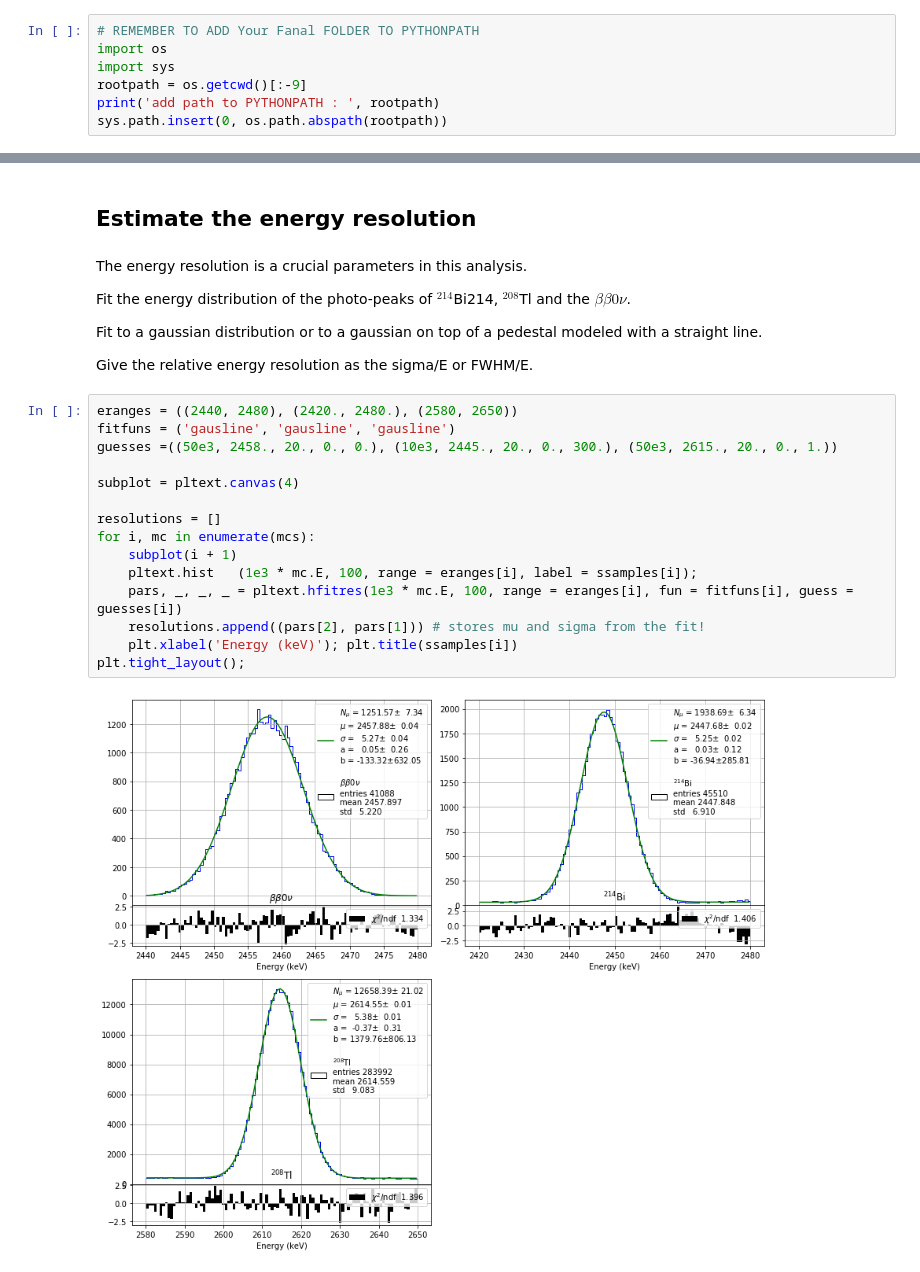
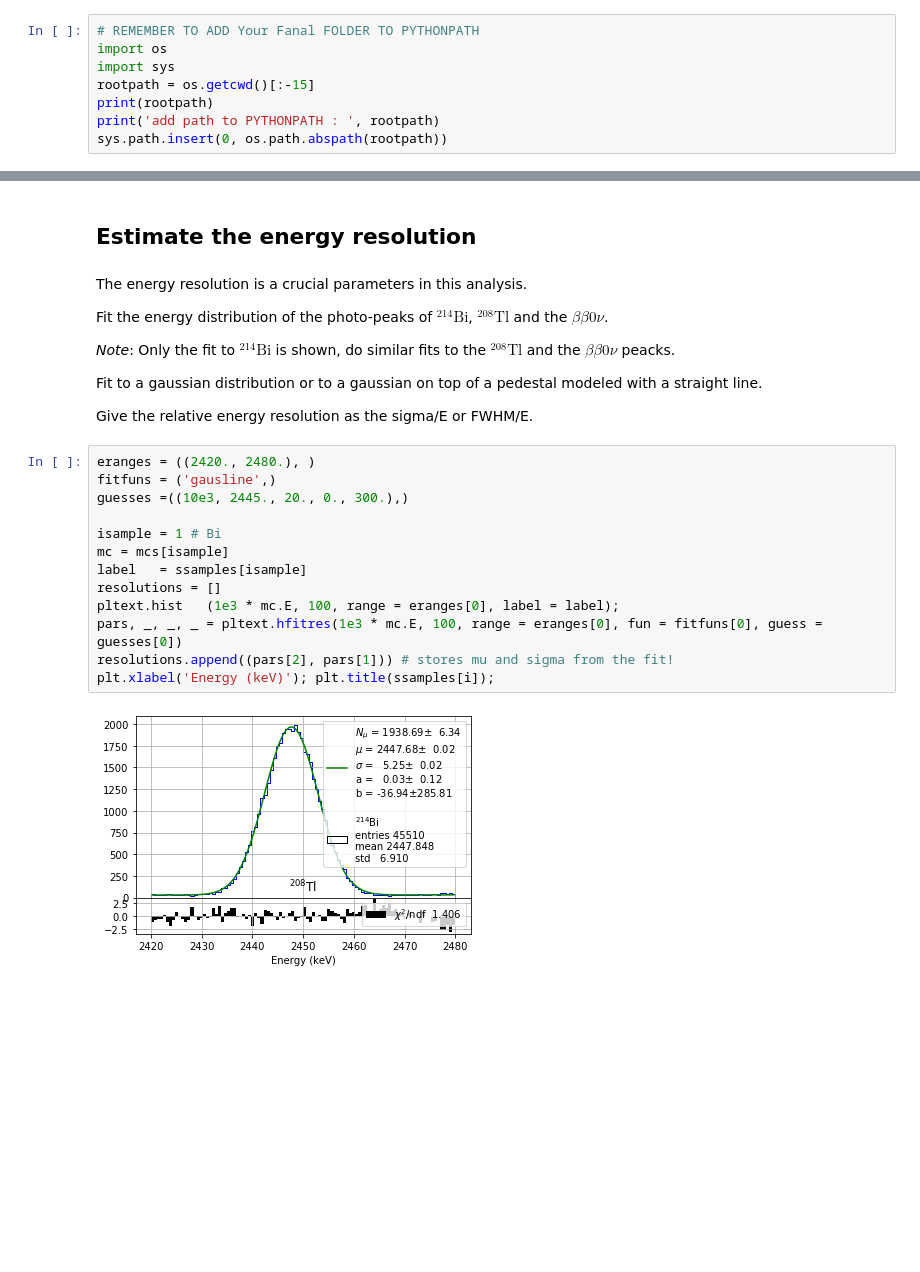
Before and after one commit to jahernando/USC-Fanal-v2, a Jupyter notebook: notebooks/guide/fanal_def.ipynb, the cells around one changed output, grey strips where cells are left out. Drawn from its saved outputs; the diff is of its cells as text; blank space fills up the shorter version.

```diff
--- a/notebooks/guide/fanal_def.ipynb
+++ b/notebooks/guide/fanal_def.ipynb
@@ -18,7 +18,8 @@ warnings.filterwarnings('ignore')
 # REMEMBER TO ADD Your Fanal FOLDER TO PYTHONPATH
 import os
 import sys
-rootpath = os.getcwd()[:-9]
+rootpath = os.getcwd()[:-15]
+print(rootpath)
 print('add path to PYTHONPATH : ', rootpath)
 sys.path.insert(0, os.path.abspath(rootpath))
 # %% [output]
@@ -275,26 +277,26 @@ plt.title('efficiencies vs cut');
 # %% [markdown]
 The energy resolution is a crucial parameters in this analysis.
 
-Fit the energy distribution of the photo-peaks of $^{214}$Bi214, $^{208}$Tl and the $\beta\beta0\nu$.
+Fit the energy distribution of the photo-peaks of $^{214}\mathrm{Bi}$, $^{208}\mathrm{Tl}$ and the $\beta\beta0\nu$.
+
+*Note*: Only the fit to $^{214}\mathrm{Bi}$ is shown, do similar fits to the  $^{208}\mathrm{Tl}$ and the $\beta\beta0\nu$ peacks.
 
 Fit to a gaussian distribution or to a gaussian on top of a pedestal modeled with a straight line.
 
 Give the relative energy resolution as the sigma/E or FWHM/E.
 # %%
-eranges = ((2440, 2480), (2420., 2480.), (2580, 2650))
-fitfuns = ('gausline', 'gausline', 'gausline')
-guesses =((50e3, 2458., 20., 0., 0.), (10e3, 2445., 20., 0., 300.), (50e3, 2615., 20., 0., 1.))
+eranges = ((2420., 2480.), )
+fitfuns = ('gausline',)
+guesses =((10e3, 2445., 20., 0., 300.),)
 
-subplot = pltext.canvas(4)
-
+isample = 1 # Bi
+mc = mcs[isample]
+label   = ssamples[isample]
 resolutions = []
-for i, mc in enumerate(mcs):
-    subplot(i + 1)
-    pltext.hist   (1e3 * mc.E, 100, range = eranges[i], label = ssamples[i]);
-    pars, _, _, _ = pltext.hfitres(1e3 * mc.E, 100, range = eranges[i], fun = fitfuns[i], guess = guesses[i])
-    resolutions.append((pars[2], pars[1])) # stores mu and sigma from the fit!
-    plt.xlabel('Energy (keV)'); plt.title(ssamples[i])
-plt.tight_layout();
+pltext.hist   (1e3 * mc.E, 100, range = eranges[0], label = label);
+pars, _, _, _ = pltext.hfitres(1e3 * mc.E, 100, range = eranges[0], fun = fitfuns[0], guess = guesses[0])
+resolutions.append((pars[2], pars[1])) # stores mu and sigma from the fit!
+plt.xlabel('Energy (keV)'); plt.title(ssamples[i]);
 # %% [output]
-[figure, old version]
+[figure, new version]
 # %%
```
Also changed, not shown: parts of 10 cells of this notebook.
